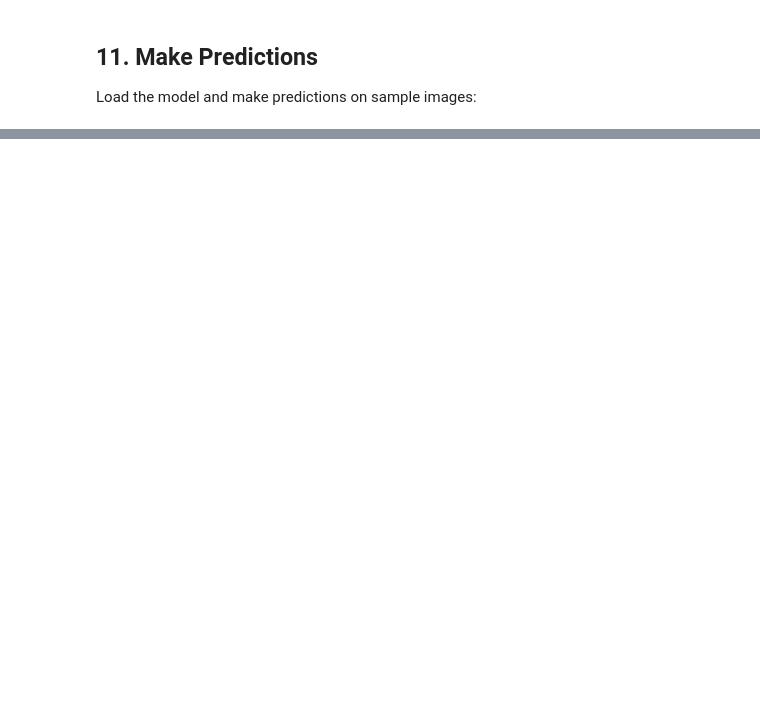
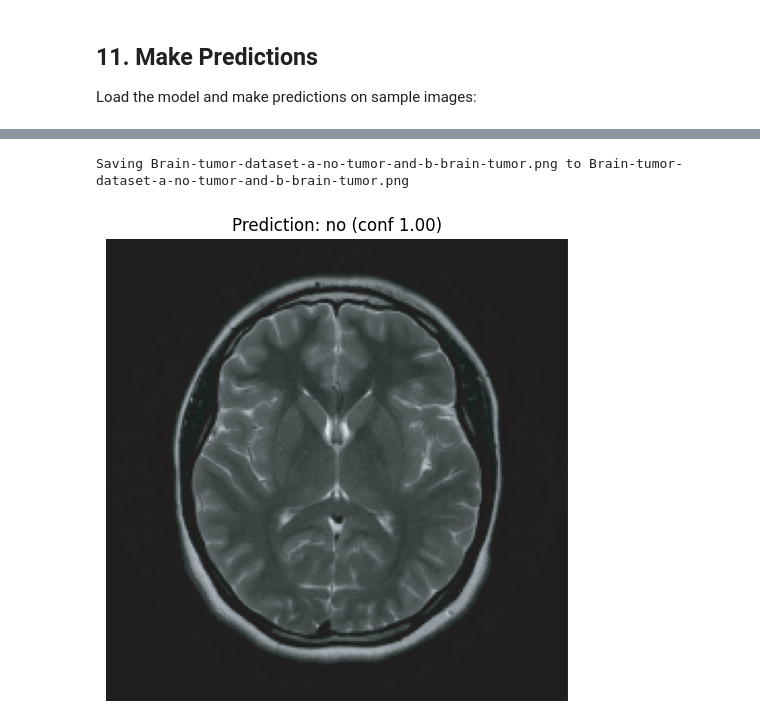
Before and after one commit to IT22052124/SE4050-Deep-Learning-Assignment, a Jupyter notebook: notebooks/ResNet50_Brain_Tumor_Classification.ipynb, the cells around one changed output, grey strips where cells are left out. Cells and saved outputs as stored; diff of their text form; code cells hidden in the pictures; blank space fills up the shorter version.

```diff
--- a/notebooks/ResNet50_Brain_Tumor_Classification.ipynb
+++ b/notebooks/ResNet50_Brain_Tumor_Classification.ipynb
@@ -632,0 +959,78 @@ The model is now ready for comparison with other architectures like CNN, VGG16,
+# %%
+# Manual prediction on a custom image
+import os
+import json
+import numpy as np
+import tensorflow as tf
+import matplotlib.pyplot as plt
+from tensorflow.keras.applications.resnet50 import preprocess_input
+
+# 1) Load best model
+model_path = os.path.join(RESULTS_DIR, 'best_model.h5')
+if not os.path.exists(model_path):
+    raise FileNotFoundError(f"Model not found at {model_path}. Train the model first.")
+
+model = tf.keras.models.load_model(model_path, compile=False)
+print(f"✅ Loaded model: {model_path}")
+
+# Load class names if available
+try:
+    with open(os.path.join(RESULTS_DIR, 'class_names.json'), 'r') as f:
+        class_names = json.load(f)
+except:
+    class_names = ['no', 'yes']
+print('Classes:', class_names)
+
+# 2) Select or upload an image
+use_colab_upload = False
+try:
+    from google.colab import files as colab_files
+    use_colab_upload = True
+except Exception:
+    use_colab_upload = False
+
+selected_path = None
+if use_colab_upload:
+    print('📤 Upload an image file (jpg/jpeg/png) to classify:')
+    uploaded = colab_files.upload()
+    if uploaded:
+        selected_path = list(uploaded.keys())[0]
+else:
+    # If not in Colab, you can hardcode a path here or pick a sample from test set
+    sample_yes = os.path.join(PROCESSED_DATA_DIR, 'test', 'yes')
+    sample_no = os.path.join(PROCESSED_DATA_DIR, 'test', 'no')
+    candidates = []
+    for d in [sample_yes, sample_no]:
+        if os.path.isdir(d):
+            for f in os.listdir(d)[:1]:
+                if f.lower().endswith(('.jpg', '.jpeg', '.png')):
+                    candidates.append(os.path.join(d, f))
+    if candidates:
+        selected_path = candidates[0]
+        print(f"Using sample image: {selected_path}")
+    else:
+        raise FileNotFoundError('No sample images found. Please set selected_path manually.')
+
+# 3) Load and preprocess image for ResNet50
+img = tf.io.read_file(selected_path)
+img = tf.io.decode_image(img, channels=3, expand_animations=False)
+img = tf.image.resize(img, (224, 224))
+img_disp = tf.cast(img, tf.uint8).numpy()
+img = tf.cast(img, tf.float32)
+img = preprocess_input(img)  # expects 0..255 scaling inside
+img = tf.expand_dims(img, axis=0)
+
+# 4) Predict
+pred = model.predict(img, verbose=0)[0][0]
+pred_label = class_names[1] if pred > 0.5 else class_names[0]
+confidence = pred if pred > 0.5 else 1 - pred
+
+# 5) Visualize
+plt.figure(figsize=(6,6))
+plt.imshow(img_disp)
+plt.title(f"Prediction: {pred_label} (conf {confidence:.2f})")
+plt.axis('off')
+plt.show()
+
+print(f"✅ Done. Predicted: {pred_label}, confidence: {confidence:.3f}")
+# %% [output]
@@ -632,0 +1041,2 @@ The model is now ready for comparison with other architectures like CNN, VGG16,
+Saving Brain-tumor-dataset-a-no-tumor-and-b-brain-tumor.png to Brain-tumor-dataset-a-no-tumor-and-b-brain-tumor.png
+[figure, added]
```
Also changed, not shown: parts of 25 cells of this notebook.
